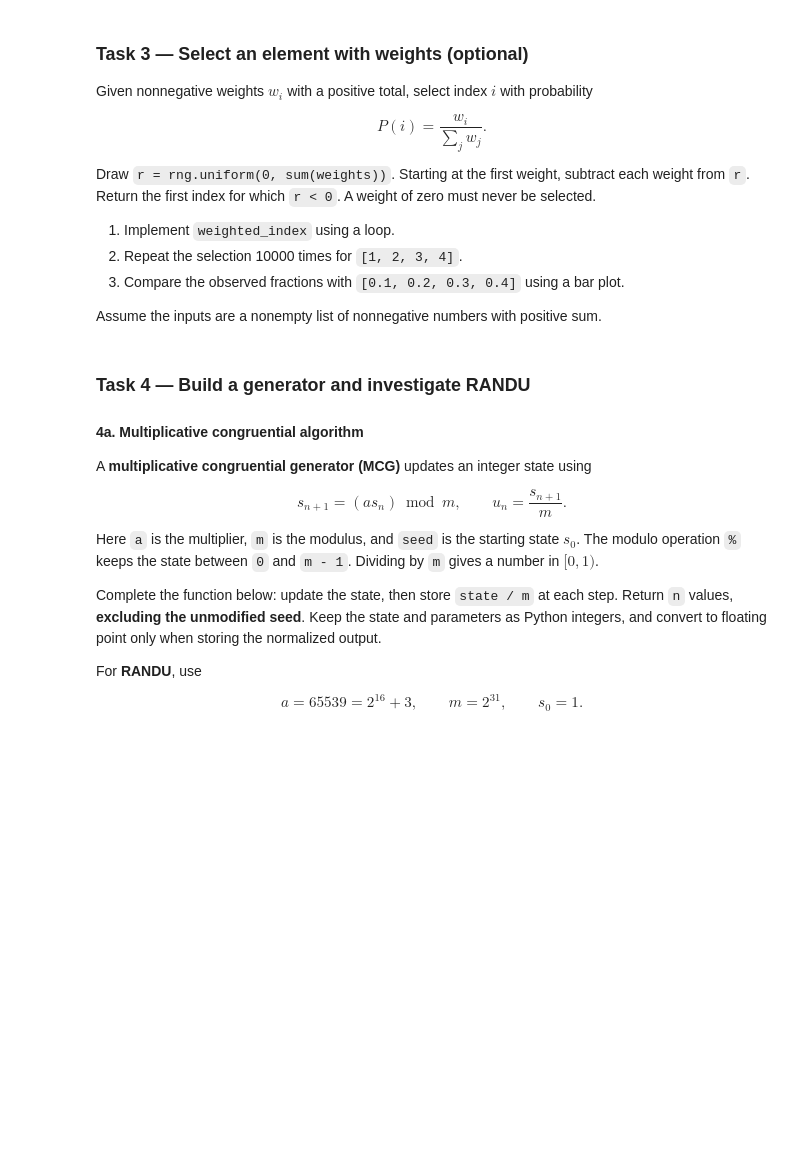
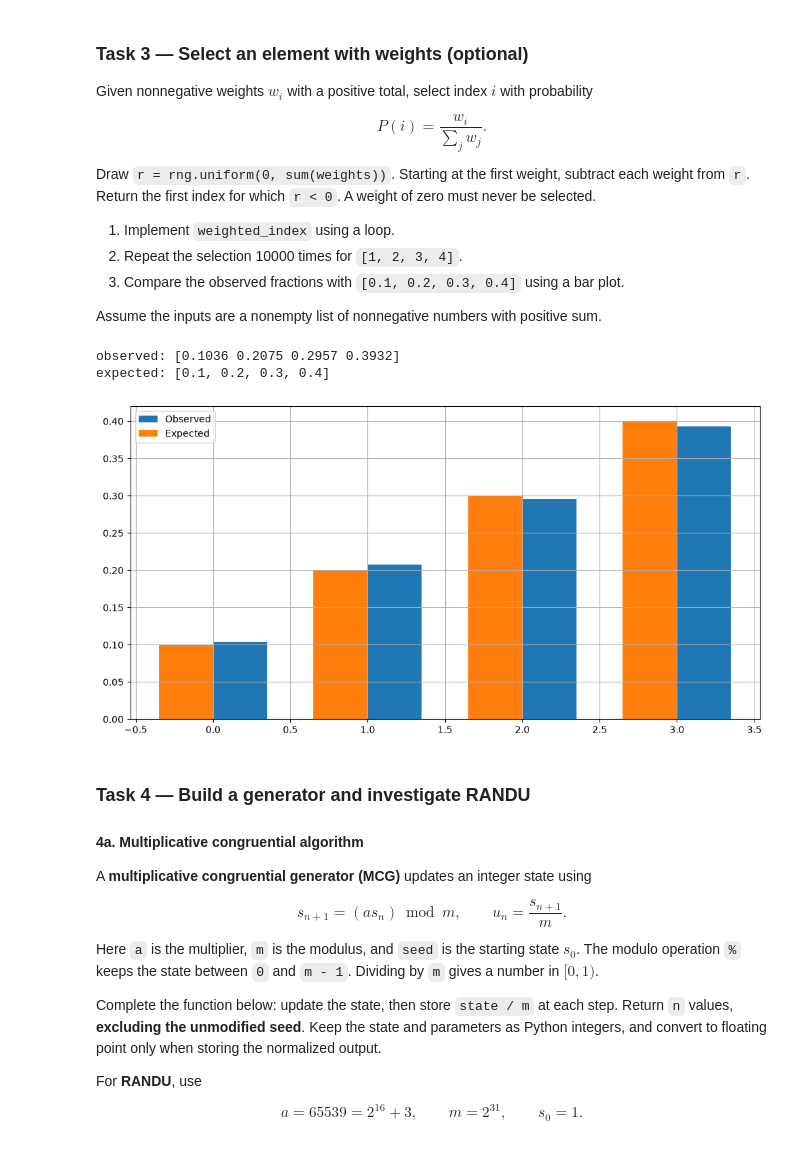
Before and after one commit to Feri0726/numalg-methods, a Jupyter notebook: class_work/class8.ipynb, the cells around one changed output. Cells and saved outputs as stored; diff of their text form; code cells hidden in the pictures; blank space fills up the shorter version.

```diff
--- a/class_work/class8.ipynb
+++ b/class_work/class8.ipynb
@@ -117,6 +129,10 @@ Do not use `rng.shuffle` or `rng.permutation` in your implementation.
 def shuffle_cards(cards, rng):
     deck = cards.copy()
     # Work Here!
+    for i in range(len(deck)-1,0,-1):
+        j = rng.integers(0,i+1)
+        deck[i], deck[j] = deck[j], deck[i]
+
 
     return deck
 # %%
@@ -141,6 +160,10 @@ n_cards = 10
 n_trials = 10000
 cards = np.arange(n_cards)
 counts = np.zeros((n_cards, n_cards), dtype=int)
+for i in range(n_trials):
+    shuffledd = shuffle_cards(cards, rng)
+    for position, card in enumerate(shuffledd):
+        counts[card, position] += 1
 
 # Work Here!
 # Repeat n_trials times, shuffle cards, then update counts for every position.
@@ -181,9 +211,44 @@ Assume the inputs are a nonempty list of nonnegative numbers with positive sum.
 # %%
 def weighted_index(weights, rng):
     # Work Here!
+    r = rng.uniform(0, sum(weights))
+    for i, w in enumerate(weights):
+        r -= w
+        if r < 0:
+            return i
+
+weights = [1, 2, 3, 4]
+ntrials = 10000
+counts = np.zeros(len(weights), dtype=int)
+expect = [0.1, 0.2, 0.3, 0.4]
+
+for k in range(ntrials):
+    idx = weighted_index(weights, rng)
+    counts[idx] += 1
+
+observed = counts / ntrials
+
+
+print("observed:", observed)
+print("expected:", expect)
+
+x = np.arange(len(weights))
+width = 0.35
+
+plt.figure(figsize=(12,6))
+plt.bar(x+width/2, observed, width, label = "Observed")
+plt.bar(x-width/2, expect, width, label = "Expected")
+plt.grid()
+plt.legend()
+plt.show()
+
 
 
 # Add your repetition, comparison and plot here.
+# %% [output]
+observed: [0.1036 0.2075 0.2957 0.3932]
+expected: [0.1, 0.2, 0.3, 0.4]
+[figure, added]
 # %% [markdown]
 ### Task 4 — Build a generator and investigate RANDU
 
```
Also changed, not shown: parts of 10 cells of this notebook.
